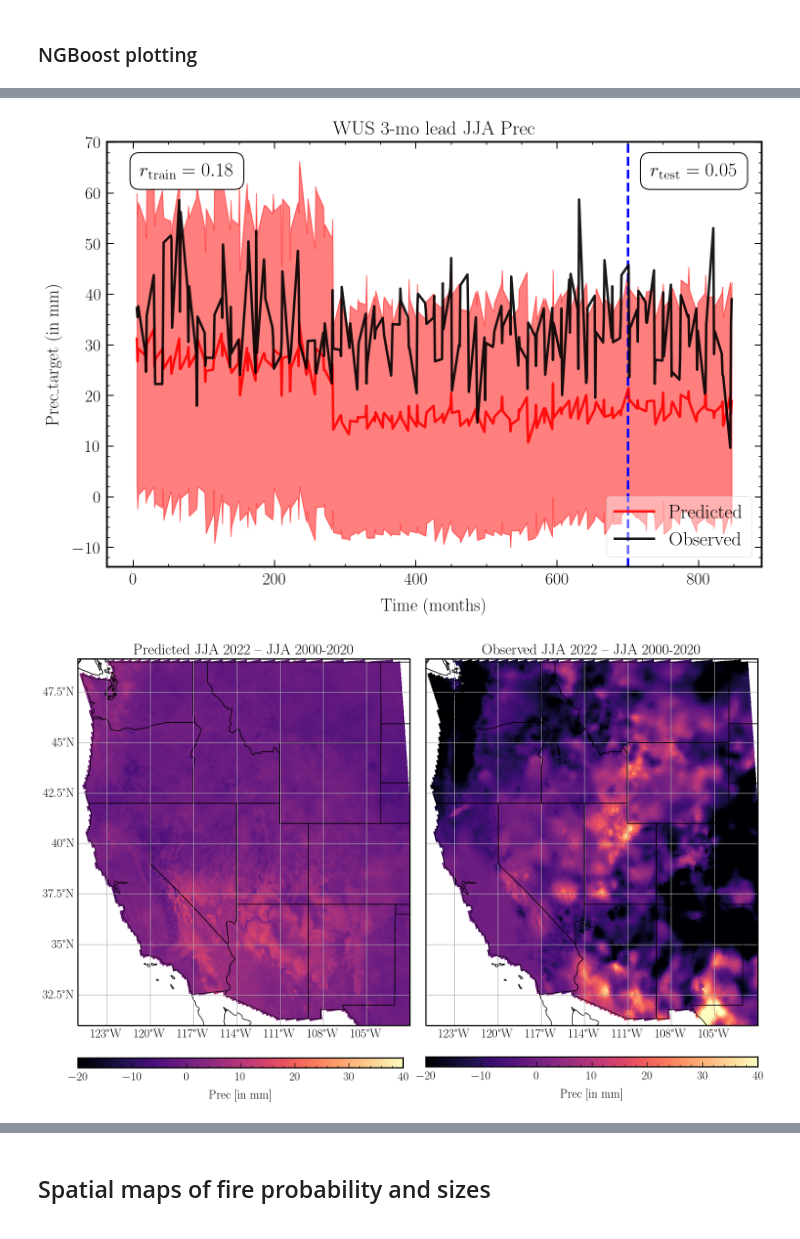
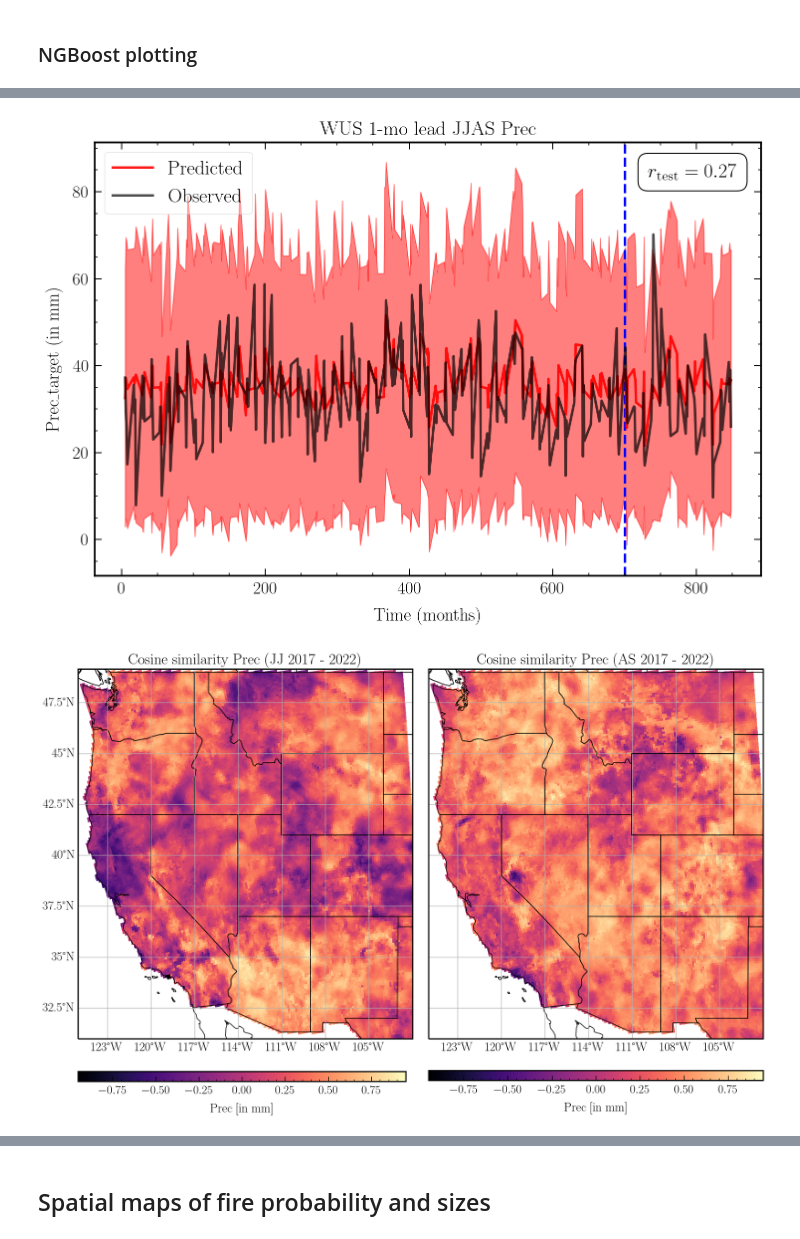
Before and after one commit to jtbuch/SEASFire, a Jupyter notebook: scripts/seas_climate_pred.ipynb, the cells around one changed output, grey strips where cells are left out. Cells and saved outputs as stored; diff of their text form; code cells hidden in the pictures.

```diff
--- a/scripts/seas_climate_pred.ipynb
+++ b/scripts/seas_climate_pred.ipynb
@@ -279,9 +590,17 @@ Y_dist_scale_xr.to_netcdf('../sav_files/ngb_pred_files/%s'%pred_var + '_%s'%mb_f
 ### NGBoost plotting
 # %%
 pred_var= 'Prec'
-unit_arr= {'Tmax': 'degC', 'Prec': 'mm' ,'VPD': 'hPa', 'FFWI': 'Intensity', 'SM': 'unitless'}
+unit_arr= {'Tmax': 'degC', 'Prec': 'mm' ,'VPD': 'hPa', 'FFWI': 'Intensity', 'Tmin': 'degC'}
 mb_frac= 0.1
+run_id= 'train_grid_normalized_lead1mo'
 
 Y_dist_loc_xr= xarray.open_dataarray('../sav_files/ngb_pred_files/%s'%pred_var + '_%s'%mb_frac + '_%s_ngb_loc.nc'%run_id)
 Y_dist_scale_xr= xarray.open_dataarray('../sav_files/ngb_pred_files/%s'%pred_var + '_%s'%mb_frac + '_%s_ngb_scale.nc'%run_id)
-Y_obs_xr= xarray.open_dataarray('../sav_files/ngb_pred_files/%s'%pred_var + '_lead_3mo_obs.nc')
+Y_obs_xr= xarray.open_dataarray('../sav_files/ngb_pred_files/%s'%pred_var + '_obs.nc')
+# %%
+#run_id_arr= ['train_grid_normalized_lead1mo', 'train_grid_normalized_lead2mo', 'train_grid_normalized_lead3mo', 'train_grid_normalized_lead4mo', 'train_grid_normalized_lead5mo']
+pearson_test_r_arr= []
+
+for run_id in run_id_arr:
+    Y_pred_xr= xarray.open_dataarray('../sav_files/ngb_pred_files/%s'%pred_var + '_%s'%mb_frac + '_%s_ngb_loc.nc'%run_id)
+    pearson_test_r_arr.append(stats.pearsonr(np.mean(Y_pred_xr[232:, :, :], axis= (1,2)), np.mean(Y_obs_xr[232:, :, :], axis= (1,2)))[0])
@@ -335,25 +662,46 @@ fig, ax= plt.subplots(1, 1, figsize=(12, 8))
 plt.plot(Y_dist_loc_xr.time, np.mean(Y_dist_loc_xr, axis= (1,2)), color= 'red', label= 'Predicted')
 plt.fill_between(Y_dist_loc_xr.time, np.mean(Y_dist_loc_xr, axis= (1,2)) - np.mean(Y_dist_scale_xr, axis= (1,2)), \
                                                 np.mean(Y_dist_loc_xr, axis= (1,2)) + np.mean(Y_dist_scale_xr, axis= (1,2)), color= 'red', alpha= 0.5)
-plt.plot(Y_dist_loc_xr.time, np.mean(Y_obs_xr, axis= (1,2)), color= 'black', label= 'Observed')
+plt.plot(Y_dist_loc_xr.time, np.mean(Y_obs_xr, axis= (1,2)), color= 'black', label= 'Observed', alpha= 0.7)
 
-pearson_train_r= stats.pearsonr(np.mean(Y_dist_loc_xr[:175, :, :], axis= (1,2)), np.mean(Y_obs_xr[:175, :, :], axis= (1,2)))[0]
-pearson_test_r= stats.pearsonr(np.mean(Y_dist_loc_xr[175:, :, :], axis= (1,2)), np.mean(Y_obs_xr[175:, :, :], axis= (1,2)))[0]
+pearson_train_r= stats.pearsonr(np.mean(Y_dist_loc_xr[:232, :, :], axis= (1,2)), np.mean(Y_obs_xr[:232, :, :], axis= (1,2)))[0]
+pearson_test_r= stats.pearsonr(np.mean(Y_dist_loc_xr[232:, :, :], axis= (1,2)), np.mean(Y_obs_xr[232:, :, :], axis= (1,2)))[0]
 
 ax.set_xlabel(r'Time (months)', fontsize= 18);
 ax.set_ylabel(pred_var + '_target ' + '(in %s)'%(unit_arr[pred_var]), fontsize= 18);
-ax.text(0.05, 0.92, r'$r_{\rm train} = %.2f$'%pearson_train_r, fontsize= 20, bbox=dict(boxstyle='round, pad=0.5', ec= 'black', fc= 'white'), \
-        transform=ax.transAxes)
 ax.text(0.83, 0.92, r'$r_{\rm test} = %.2f$'%pearson_test_r, fontsize= 20, bbox=dict(boxstyle='round, pad=0.5', ec= 'black', fc= 'white'), \
         transform=ax.transAxes)
-ax.legend(loc='lower right', frameon= True, fontsize= 20);
-ax.set_title(r'WUS 3-mo lead JJA %s'%pred_var, fontsize= 20);
+#ax.text(0.83, 0.92, r'$r_{\rm test} = %.2f$'%pearson_test_r, fontsize= 20, bbox=dict(boxstyle='round, pad=0.5', ec= 'black', fc= 'white'), \
+#        transform=ax.transAxes)
+ax.legend(loc='upper left', frameon= True, fontsize= 20);
+ax.set_title(r'WUS 1-mo lead JJAS %s'%pred_var, fontsize= 20);
 ax.axvline(x= 700, color= 'blue', lw= 2.5, linestyle= '--', zorder= 1)
 plt.savefig('../plots/%s'%pred_var + '_ngboost_wus_%s.pdf'%run_id, bbox_inches='tight', dpi= 300);
 # %% [output]
-[figure, old version]
+[figure, new version]
 # %%
 lat_long_fire_grid= coord_transform(Y_dist_loc_xr['X'][:].data, Y_dist_loc_xr['Y'][:].data, input_crs= 'EPSG:5070', output_crs= 'EPSG:4326')
+jun_arr= np.arange(5, 855, 12)
+jul_arr= jun_arr + 1
+aug_arr= jun_arr + 2
+sep_arr= jun_arr + 3
+
+jun_jul_baseline= np.append(jun_arr[0:57], jul_arr[0:57]) #1952 -- 2010: [0:57]; 2000 -- 2020: [48:69]
+aug_sep_baseline= np.append(aug_arr[0:57], sep_arr[0:57])
+jun_jul_test= np.append(jun_arr[65:], jul_arr[65:])
+aug_sep_test= np.append(aug_arr[65:], sep_arr[65:])
+# %%
+pred_anom_jj_xarr= Y_dist_loc_xr[Y_dist_loc_xr.time.isin(jun_jul_test), :, :] - np.mean(Y_dist_loc_xr[Y_dist_loc_xr.time.isin(jun_jul_baseline), :, :], axis= 0)
+obs_anom_jj_xarr= Y_obs_xr[Y_obs_xr.time.isin(jun_jul_test), :, :] - np.mean(Y_obs_xr[Y_obs_xr.time.isin(jun_jul_baseline), :, :], axis= 0)
+pred_anom_as_xarr= Y_dist_loc_xr[Y_dist_loc_xr.time.isin(aug_sep_test), :, :] - np.mean(Y_dist_loc_xr[Y_dist_loc_xr.time.isin(aug_sep_baseline), :, :], axis= 0)
+obs_anom_as_xarr= Y_obs_xr[Y_obs_xr.time.isin(aug_sep_test), :, :] - np.mean(Y_obs_xr[Y_obs_xr.time.isin(aug_sep_baseline), :, :], axis= 0)
+
+
+# calculate cosine similarity between predicted and observed anomalies
+cos_sim_jj_xarr= xarray.dot(pred_anom_jj_xarr, obs_anom_jj_xarr, dims= ['time'])/(np.sqrt(xarray.dot(pred_anom_jj_xarr, pred_anom_jj_xarr, dims= ['time'])) * \
+                                                                                                            np.sqrt(xarray.dot(obs_anom_jj_xarr, obs_anom_jj_xarr, dims= ['time'])))
+cos_sim_as_xarr= xarray.dot(pred_anom_as_xarr, obs_anom_as_xarr, dims= ['time'])/(np.sqrt(xarray.dot(pred_anom_as_xarr, pred_anom_as_xarr, dims= ['time'])) * \
+                                                                                                            np.sqrt(xarray.dot(obs_anom_as_xarr, obs_anom_as_xarr, dims= ['time'])))
 # %%
 extent = [-125, -102, 31, 49]
 central_lon = np.mean(extent[:2])
@@ -368,42 +716,42 @@ ax.set_extent(extent);
 ax.add_feature(cfeature.LAND, edgecolor='black', facecolor= 'white');
 ax.add_feature(cfeature.STATES, edgecolor='black');
 
-CS= ax.pcolormesh(lat_long_fire_grid[1], lat_long_fire_grid[0], np.mean(Y_dist_loc_xr[-3:, :, :], axis= 0) - np.mean(Y_dist_loc_xr[147:207, :, :], axis= 0), vmin= -20, vmax= 40, cmap=plt.cm.magma)
+CS= ax.pcolormesh(lat_long_fire_grid[1], lat_long_fire_grid[0], cos_sim_jj_xarr, vmin= -0.95, vmax= 0.95, cmap=plt.cm.magma)
 cax= fig.add_axes([ax.get_position().x0,ax.get_position().y0 - 0.2, ax.get_position().width, 0.02])
 cbar= fig.colorbar(CS, cax= cax, orientation= 'horizontal', shrink= 0.7)
 cbar.set_label(r'%s '%pred_var + '[in  %s]'%unit_arr[pred_var], size= 18)
 
 gl= ax.gridlines(draw_labels=True);
 gl.xlabel_style = {'size': 18, 'color': 'black'}
 gl.ylabel_style = {'size': 18, 'color': 'black'}
 gl.top_labels = False
 gl.right_labels = False
 ax.set_aspect(1.4/1)
-ax.set_title(r'Predicted JJA 2022 -- JJA 2000-2020', fontsize= 22);
+ax.set_title(r'Cosine similarity %s (JJ 2017 - 2022)'%pred_var, fontsize= 22);
 
 fig.subplots_adjust(wspace= 0.1)
 
 ax0= fig.add_subplot(gs[0:2, 2:], projection=ccrs.PlateCarree())
 ax0.set_extent(extent);
 ax0.add_feature(cfeature.LAND, edgecolor='black', facecolor= 'white');
 ax0.add_feature(cfeature.STATES, edgecolor='black', zorder= 10);
 
 gl0= ax0.gridlines(draw_labels=True);
 gl0.xlabel_style = {'size': 18, 'color': 'black'}
 gl0.ylabel_style = {'size': 18, 'color': 'black'}
 gl0.top_labels = False
 gl0.left_labels = False
 gl0.right_labels = False
 ax0.set_aspect(1.4/1)
 
-CS0= ax0.pcolormesh(lat_long_fire_grid[1], lat_long_fire_grid[0], np.mean(Y_obs_xr[-3:, :, :], axis= 0) - np.mean(Y_obs_xr[147:207, :, :], axis= 0), vmin= -20, vmax= 40, cmap=plt.cm.magma)
+CS0= ax0.pcolormesh(lat_long_fire_grid[1], lat_long_fire_grid[0], cos_sim_as_xarr, vmin= -0.95, vmax= 0.95, cmap=plt.cm.magma)
 cax0= fig.add_axes([ax0.get_position().x0,ax0.get_position().y0 - 0.085, ax0.get_position().width, 0.02])
 cbar0= fig.colorbar(CS0, cax= cax0, orientation= 'horizontal', shrink= 0.7)
 cbar0.set_label(r'%s '%pred_var + '[in  %s]'%unit_arr[pred_var], size= 18)
-ax0.set_title(r'Observed JJA 2022 -- JJA 2000-2020', fontsize= 22);
-plt.savefig('../plots/%s'%pred_var + '_spatial_trends_wus_%s.pdf'%run_id, bbox_inches='tight', dpi= 200);
+ax0.set_title(r'Cosine similarity %s (AS 2017 - 2022)'%pred_var, fontsize= 22);
+plt.savefig('../plots/%s'%pred_var + '_cosine_sim_wus_%s.pdf'%run_id, bbox_inches='tight', dpi= 200);
 # %% [output]
-[figure, old version]
+[figure, new version]
 # %%
 extent = [-125, -102, 31, 49]
 central_lon = np.mean(extent[:2])
```
Also changed, not shown: parts of 40 cells of this notebook, 1 other file.
